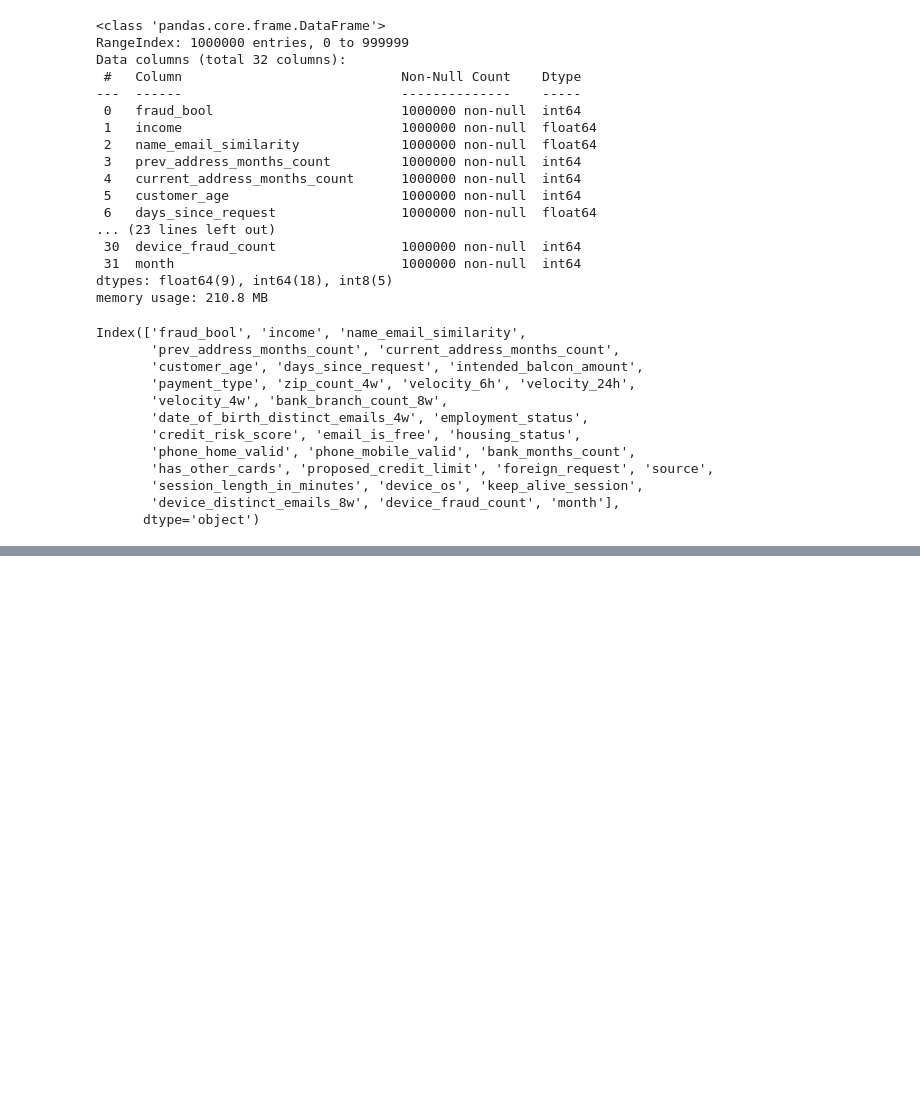
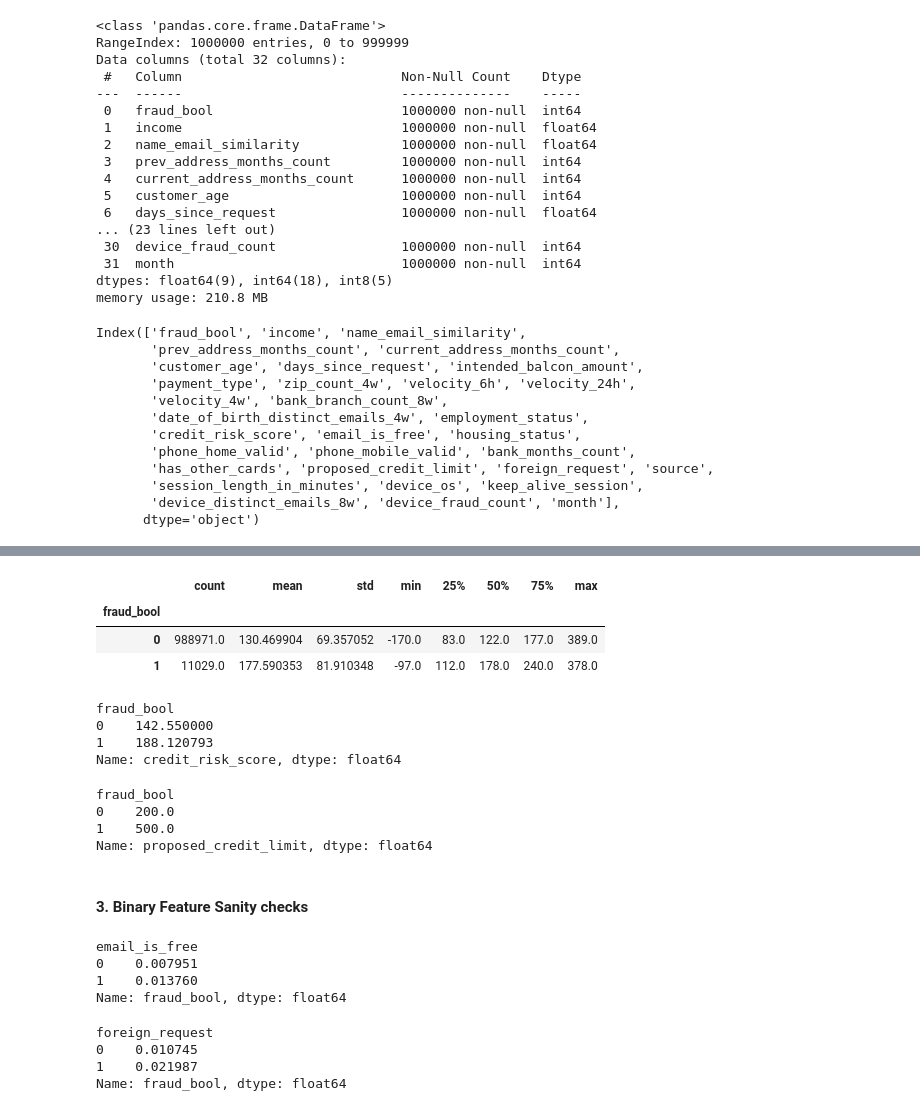
Before and after one commit to sjchem/bank-account-fraud-detection, a Jupyter notebook: notebooks/1.load-data-EDA.ipynb, the cells around one changed output, grey strips where cells are left out. Cells and saved outputs as stored; diff of their text form; code cells hidden in the pictures; blank space fills up the shorter version.

```diff
--- a/notebooks/1.load-data-EDA.ipynb
+++ b/notebooks/1.load-data-EDA.ipynb
@@ -114,0 +174,41 @@ Index(['fraud_bool', 'income', 'name_email_similarity',
+# %%
+# Credit Risk Score distribution by fraud status
+df.groupby('fraud_bool')['credit_risk_score'].describe()
+# %% [output]
+|  | count | mean | std | min | 25% | 50% | 75% | max |
+| fraud_bool |  |  |  |  |  |  |  |  |
+| 0 | 988971.0 | 130.469904 | 69.357052 | -170.0 | 83.0 | 122.0 | 177.0 | 389.0 |
+| 1 | 11029.0 | 177.590353 | 81.910348 | -97.0 | 112.0 | 178.0 | 240.0 | 378.0 |
+# %%
+df[df['customer_age'] > 35].groupby('fraud_bool')['credit_risk_score'].mean()
+# %% [output]
+fraud_bool
+0    142.550000
+1    188.120793
+Name: credit_risk_score, dtype: float64
+# %%
+df.groupby('fraud_bool')['proposed_credit_limit'].median()
+# df.groupby('fraud_bool')['proposed_credit_limit'].describe()
+# %% [output]
+fraud_bool
+0    200.0
+1    500.0
+Name: proposed_credit_limit, dtype: float64
+# %% [markdown]
+#### 3. Binary Feature Sanity checks
+# %%
+# Free eamils
+df.groupby('email_is_free')['fraud_bool'].mean()
+# %% [output]
+email_is_free
+0    0.007951
+1    0.013760
+Name: fraud_bool, dtype: float64
+# %%
+# Foreign requests
+df.groupby('foreign_request')['fraud_bool'].mean()
+# %% [output]
+foreign_request
+0    0.010745
+1    0.021987
+Name: fraud_bool, dtype: float64
```
Also changed, not shown: parts of 14 cells of this notebook.
